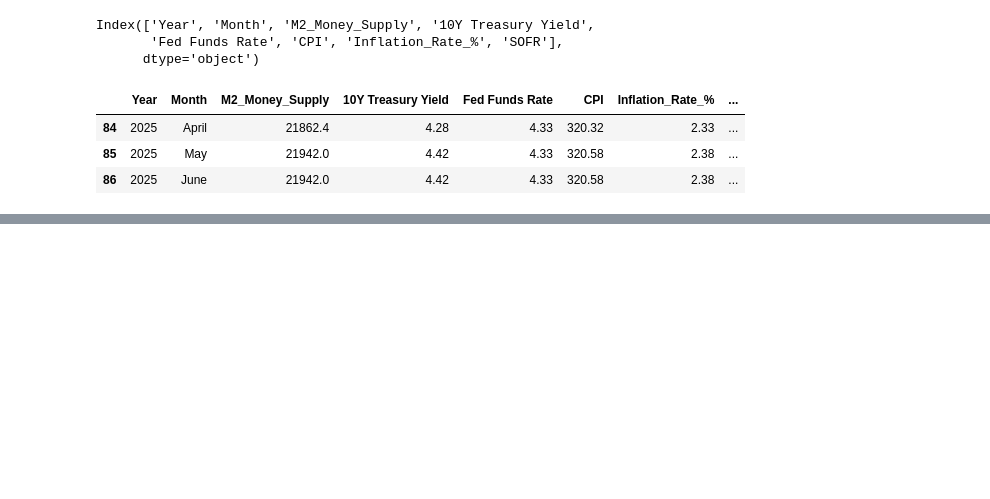
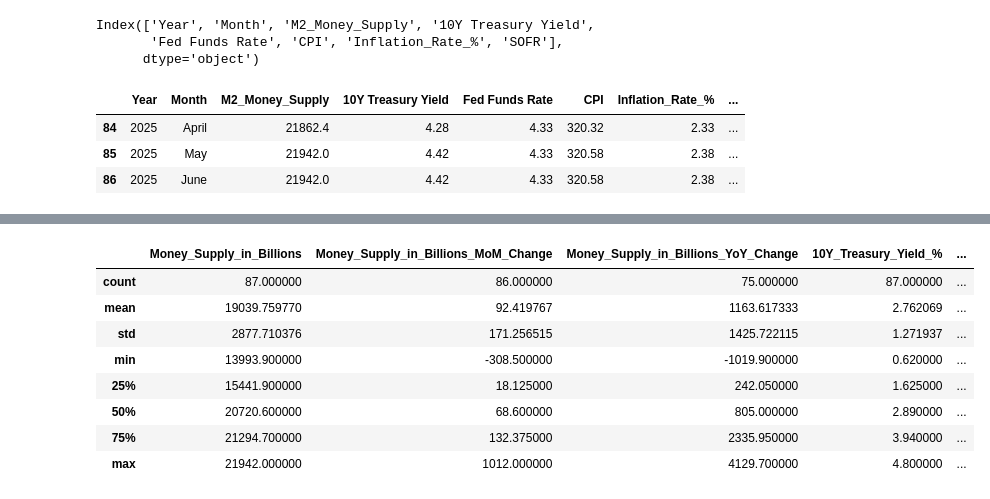
Before and after one commit to matt-harvey-data/US_Economic_Indicators_2018-2025, a Jupyter notebook: US_Macro_Economic_Indicators_2018-2025.ipynb, the cells around one changed output, grey strips where cells are left out. Cells and saved outputs as stored; diff of their text form; code cells hidden in the pictures; blank space fills up the shorter version.

```diff
--- a/US_Macro_Economic_Indicators_2018-2025.ipynb
+++ b/US_Macro_Economic_Indicators_2018-2025.ipynb
@@ -113,0 +124,13 @@ econ_data.tail(5)
+# %%
+# Print Summary Statistics to the console
+econ_data.describe()
+# %% [output]
+|  | Money_Supply_in_Billions | Money_Supply_in_Billions_MoM_Change | Money_Supply_in_Billions_YoY_Change | 10Y_Treasury_Yield_% | ... |
+| count | 87.000000 | 86.000000 | 75.000000 | 87.000000 | ... |
+| mean | 19039.759770 | 92.419767 | 1163.617333 | 2.762069 | ... |
+| std | 2877.710376 | 171.256515 | 1425.722115 | 1.271937 | ... |
+| min | 13993.900000 | -308.500000 | -1019.900000 | 0.620000 | ... |
+| 25% | 15441.900000 | 18.125000 | 242.050000 | 1.625000 | ... |
+| 50% | 20720.600000 | 68.600000 | 805.000000 | 2.890000 | ... |
+| 75% | 21294.700000 | 132.375000 | 2335.950000 | 3.940000 | ... |
+| max | 21942.000000 | 1012.000000 | 4129.700000 | 4.800000 | ... |
```
Also changed, not shown: parts of 6 cells of this notebook.
